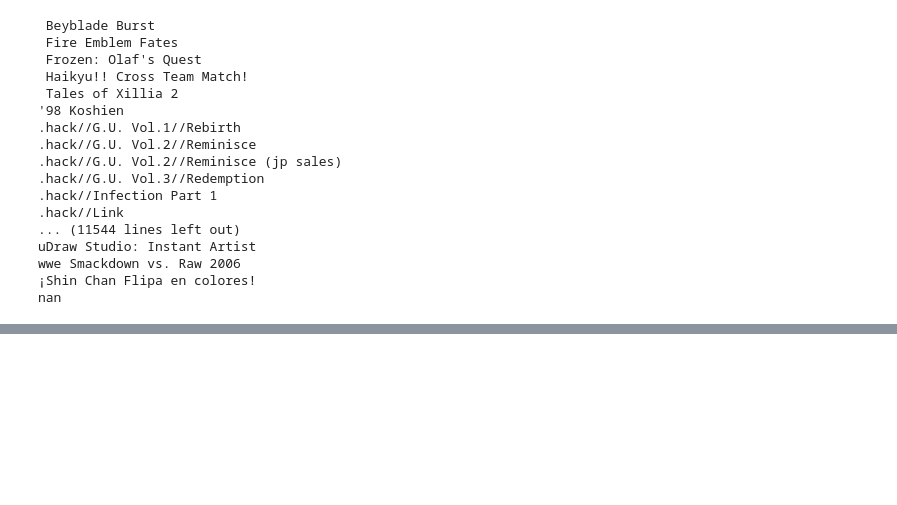
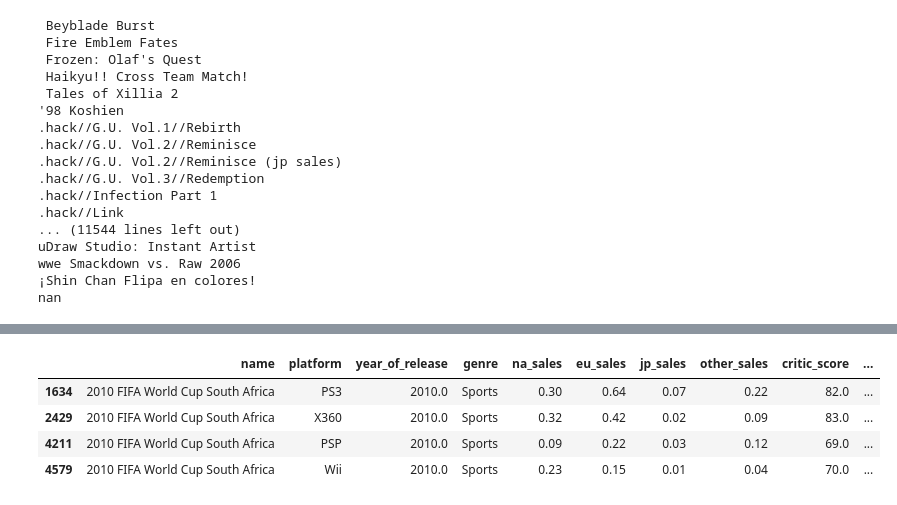
Before and after one commit to karimovdo/python3, a Jupyter notebook: project3.ipynb, the cells around one changed output, grey strips where cells are left out. Saved outputs shown, nothing was run; the diff lists cells and outputs as text; code cells hidden in the pictures; blank space fills up the shorter version.

```diff
--- a/project3.ipynb
+++ b/project3.ipynb
@@ -104,3 +127,11 @@ nan
+# %%
+data[data['name'] == '2010 FIFA World Cup South Africa']
+# %% [output]
+|  | name | platform | year_of_release | genre | na_sales | eu_sales | jp_sales | other_sales | critic_score | ... |
+| 1634 | 2010 FIFA World Cup South Africa | PS3 | 2010.0 | Sports | 0.30 | 0.64 | 0.07 | 0.22 | 82.0 | ... |
+| 2429 | 2010 FIFA World Cup South Africa | X360 | 2010.0 | Sports | 0.32 | 0.42 | 0.02 | 0.09 | 83.0 | ... |
+| 4211 | 2010 FIFA World Cup South Africa | PSP | 2010.0 | Sports | 0.09 | 0.22 | 0.03 | 0.12 | 69.0 | ... |
+| 4579 | 2010 FIFA World Cup South Africa | Wii | 2010.0 | Sports | 0.23 | 0.15 | 0.01 | 0.04 | 70.0 | ... |
 # %%
 print(data['platform'].unique())
 print(data['year_of_release'].unique())
```
Also changed, not shown: parts of 6 cells of this notebook.
